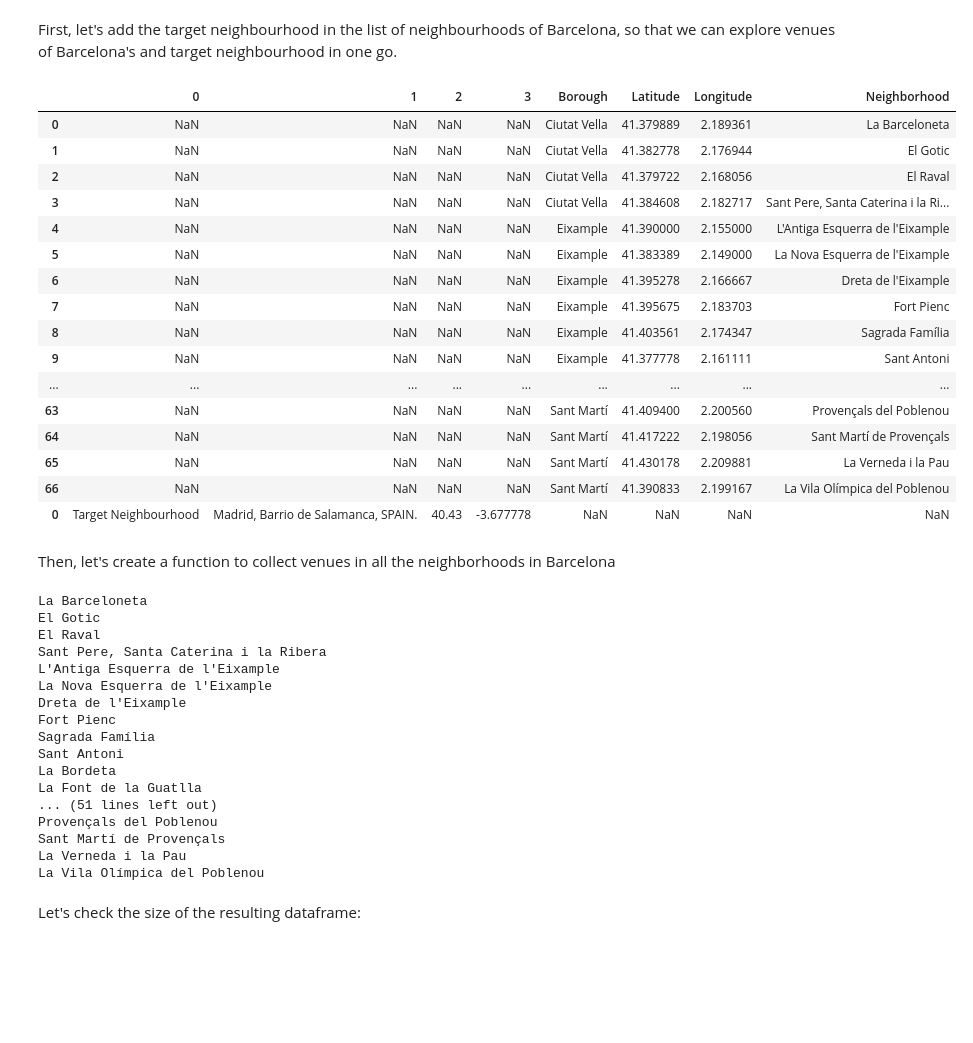
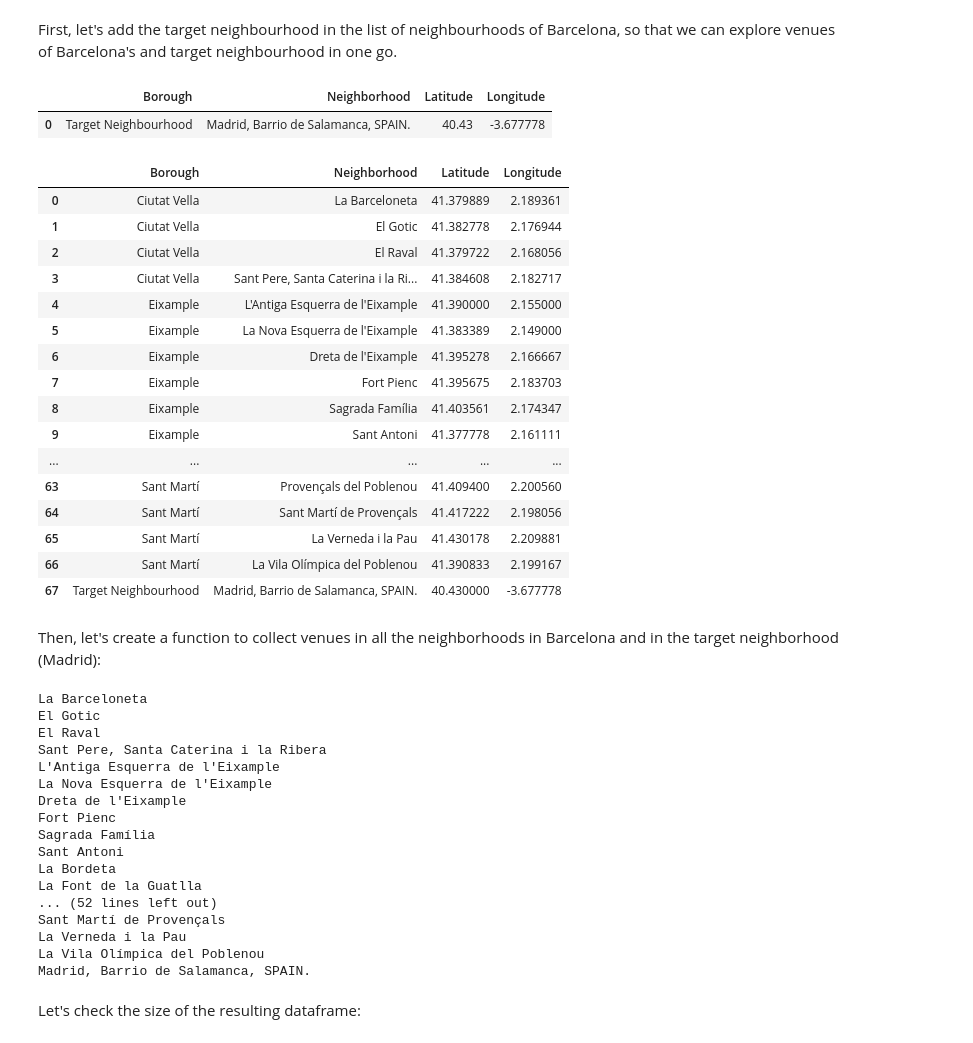
Before and after one commit to isaacfarreras/Coursera_Capstone, a Jupyter notebook: Coursera_capstone_IFAL.ipynb, the cells around one changed output. Saved outputs shown, nothing was run; the diff lists cells and outputs as text; code cells hidden in the pictures; blank space fills up the shorter version.

```diff
--- a/Coursera_capstone_IFAL.ipynb
+++ b/Coursera_capstone_IFAL.ipynb
@@ -233,27 +238,35 @@ CLIENT_SECRET:M2TBIVRFVYOBXHWE2TY2YNM1T5XQCJWDRFSTEQKVA3LFVT4N
 # %% [markdown]
 First, let's add the target neighbourhood in the list of neighbourhoods of Barcelona, so that we can explore venues of Barcelona's and target neighbourhood in one go.
 # %%
-df=pd.DataFrame([['Target Neighbourhood', address2,latitude2,longitude2]])
+df=pd.DataFrame([['Target Neighbourhood', address2,latitude2,longitude2]], columns=['Borough', 'Neighborhood', 'Latitude','Longitude'])
+df.head()
 # %% [output]
-|  | 0 | 1 | 2 | 3 | Borough | Latitude | Longitude | Neighborhood |
-| 0 | NaN | NaN | NaN | NaN | Ciutat Vella | 41.379889 | 2.189361 | La Barceloneta |
-| 1 | NaN | NaN | NaN | NaN | Ciutat Vella | 41.382778 | 2.176944 | El Gotic |
-| 2 | NaN | NaN | NaN | NaN | Ciutat Vella | 41.379722 | 2.168056 | El Raval |
-| 3 | NaN | NaN | NaN | NaN | Ciutat Vella | 41.384608 | 2.182717 | Sant Pere, Santa Caterina i la Ri... |
-| 4 | NaN | NaN | NaN | NaN | Eixample | 41.390000 | 2.155000 | L'Antiga Esquerra de l'Eixample |
-| 5 | NaN | NaN | NaN | NaN | Eixample | 41.383389 | 2.149000 | La Nova Esquerra de l'Eixample |
-| 6 | NaN | NaN | NaN | NaN | Eixample | 41.395278 | 2.166667 | Dreta de l'Eixample |
-| 7 | NaN | NaN | NaN | NaN | Eixample | 41.395675 | 2.183703 | Fort Pienc |
-| 8 | NaN | NaN | NaN | NaN | Eixample | 41.403561 | 2.174347 | Sagrada Família |
-| 9 | NaN | NaN | NaN | NaN | Eixample | 41.377778 | 2.161111 | Sant Antoni |
-| ... | ... | ... | ... | ... | ... | ... | ... | ... |
-| 63 | NaN | NaN | NaN | NaN | Sant Martí | 41.409400 | 2.200560 | Provençals del Poblenou |
-| 64 | NaN | NaN | NaN | NaN | Sant Martí | 41.417222 | 2.198056 | Sant Martí de Provençals |
-| 65 | NaN | NaN | NaN | NaN | Sant Martí | 41.430178 | 2.209881 | La Verneda i la Pau |
-| 66 | NaN | NaN | NaN | NaN | Sant Martí | 41.390833 | 2.199167 | La Vila Olímpica del Poblenou |
-| 0 | Target Neighbourhood | Madrid, Barrio de Salamanca, SPAIN. | 40.43 | -3.677778 | NaN | NaN | NaN | NaN |
+|  | Borough | Neighborhood | Latitude | Longitude |
+| 0 | Target Neighbourhood | Madrid, Barrio de Salamanca, SPAIN. | 40.43 | -3.677778 |
+# %%
+result = pd.concat([data2, df])
+result.reset_index(inplace = True, drop = True)
+result.head(90)
+# %% [output]
+|  | Borough | Neighborhood | Latitude | Longitude |
+| 0 | Ciutat Vella | La Barceloneta | 41.379889 | 2.189361 |
+| 1 | Ciutat Vella | El Gotic | 41.382778 | 2.176944 |
+| 2 | Ciutat Vella | El Raval | 41.379722 | 2.168056 |
+| 3 | Ciutat Vella | Sant Pere, Santa Caterina i la Ri... | 41.384608 | 2.182717 |
+| 4 | Eixample | L'Antiga Esquerra de l'Eixample | 41.390000 | 2.155000 |
+| 5 | Eixample | La Nova Esquerra de l'Eixample | 41.383389 | 2.149000 |
+| 6 | Eixample | Dreta de l'Eixample | 41.395278 | 2.166667 |
+| 7 | Eixample | Fort Pienc | 41.395675 | 2.183703 |
+| 8 | Eixample | Sagrada Família | 41.403561 | 2.174347 |
+| 9 | Eixample | Sant Antoni | 41.377778 | 2.161111 |
+| ... | ... | ... | ... | ... |
+| 63 | Sant Martí | Provençals del Poblenou | 41.409400 | 2.200560 |
+| 64 | Sant Martí | Sant Martí de Provençals | 41.417222 | 2.198056 |
+| 65 | Sant Martí | La Verneda i la Pau | 41.430178 | 2.209881 |
+| 66 | Sant Martí | La Vila Olímpica del Poblenou | 41.390833 | 2.199167 |
+| 67 | Target Neighbourhood | Madrid, Barrio de Salamanca, SPAIN. | 40.430000 | -3.677778 |
 # %% [markdown]
-Then, let's create a function to collect venues in all the neighborhoods in Barcelona
+Then, let's create a function to collect venues in all the neighborhoods in Barcelona and in the target neighborhood (Madrid):
 # %%
 def getNearbyVenues(names, latitudes, longitudes, radius=500):
 
@@ -296,9 +309,9 @@ def getNearbyVenues(names, latitudes, longitudes, radius=500):
     return(nearby_venues)
 # %%
 LIMIT=500
-barcelona_venues = getNearbyVenues(names=data2['Neighborhood'],
-                                   latitudes=data2['Latitude'],
-                                   longitudes=data2['Longitude']
+barcelona_venues = getNearbyVenues(names=result['Neighborhood'],
+                                   latitudes=result['Latitude'],
+                                   longitudes=result['Longitude']
                                   )
 # %% [output]
 La Barceloneta
@@ -313,11 +326,11 @@ Sagrada Família
 Sant Antoni
 La Bordeta
 La Font de la Guatlla
-... (51 lines left out)
-Provençals del Poblenou
+... (52 lines left out)
 Sant Martí de Provençals
 La Verneda i la Pau
 La Vila Olímpica del Poblenou
+Madrid, Barrio de Salamanca, SPAIN.
 # %% [markdown]
 Let's check the size of the resulting dataframe:
 # %%
```
Also changed, not shown: parts of 27 cells of this notebook.
